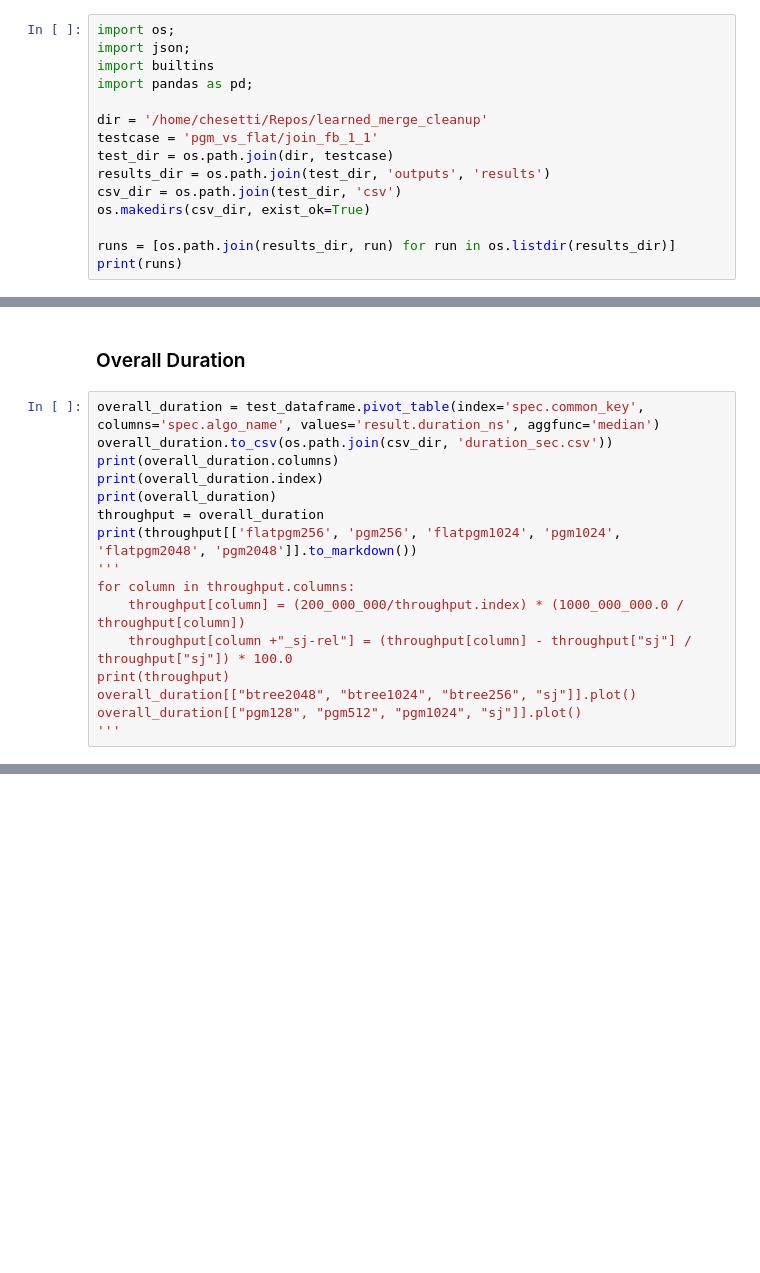
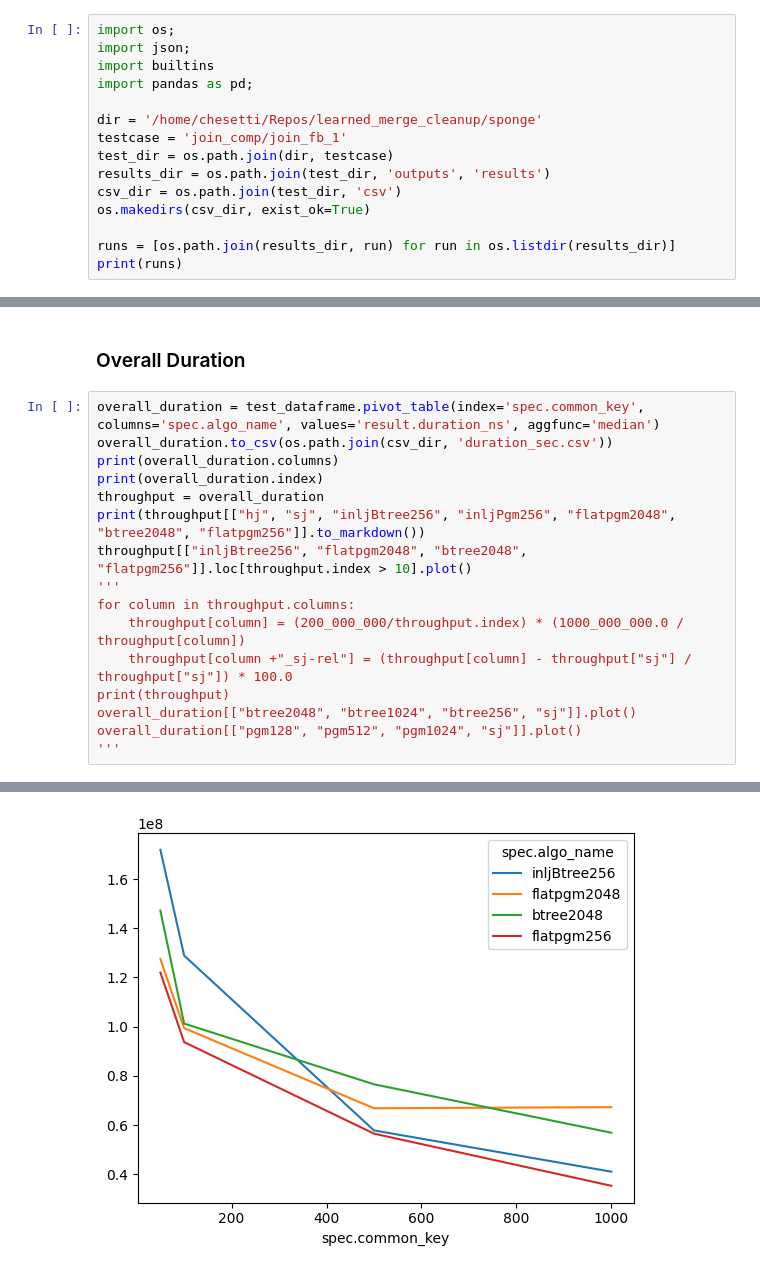
Before and after one commit to saltsystemslab/LearnedJoinDiskExp, a Jupyter notebook: scripts/report.ipynb, the cells around one changed output, grey strips where cells are left out. Drawn from its saved outputs; the diff is of its cells as text; blank space fills up the shorter version.

Commit message:
INLJ

```diff
--- a/scripts/report.ipynb
+++ b/scripts/report.ipynb
@@ -4,8 +4,8 @@ import json;
 import builtins
 import pandas as pd;
 
-dir = '/home/chesetti/Repos/learned_merge_cleanup'
-testcase = 'pgm_vs_flat/join_fb_1_1'
+dir = '/home/chesetti/Repos/learned_merge_cleanup/sponge'
+testcase = 'join_comp/join_fb_1'
 test_dir = os.path.join(dir, testcase)
 results_dir = os.path.join(test_dir, 'outputs', 'results')
 csv_dir = os.path.join(test_dir, 'csv')
@@ -49,9 +50,9 @@ overall_duration = test_dataframe.pivot_table(index='spec.common_key', columns='
 overall_duration.to_csv(os.path.join(csv_dir, 'duration_sec.csv'))
 print(overall_duration.columns)
 print(overall_duration.index)
-print(overall_duration)
 throughput = overall_duration
-print(throughput[['flatpgm256', 'pgm256', 'flatpgm1024', 'pgm1024', 'flatpgm2048', 'pgm2048']].to_markdown())
+print(throughput[["hj", "sj", "inljBtree256", "inljPgm256", "flatpgm2048", "btree2048", "flatpgm256"]].to_markdown())
+throughput[["inljBtree256", "flatpgm2048", "btree2048", "flatpgm256"]].loc[throughput.index > 10].plot()
 '''
 for column in throughput.columns:
     throughput[column] = (200_000_000/throughput.index) * (1000_000_000.0 / throughput[column])
@@ -81,4 +82,5 @@ spec.common_key
 '\nfor column in throughput.columns:\n    throughput[column] = (200_000_000/throughput.index) * (1000_000_000.0 / throughput[column])\n    throughput[column +"_sj-rel"] = (throughput[column] - through ...
+[figure, added]
 # %%
 inner_index_fetch = test_dataframe.pivot_table(index='spec.common_key', columns='spec.algo_name', values='result.inner_disk_fetch', aggfunc='median')
 inner_index_total_fetch = test_dataframe.pivot_table(index='spec.common_key', columns='spec.algo_name', values='result.inner_total_bytes_fetched', aggfunc='median')
```
Also changed, not shown: parts of 5 cells of this notebook, 5 other files.
